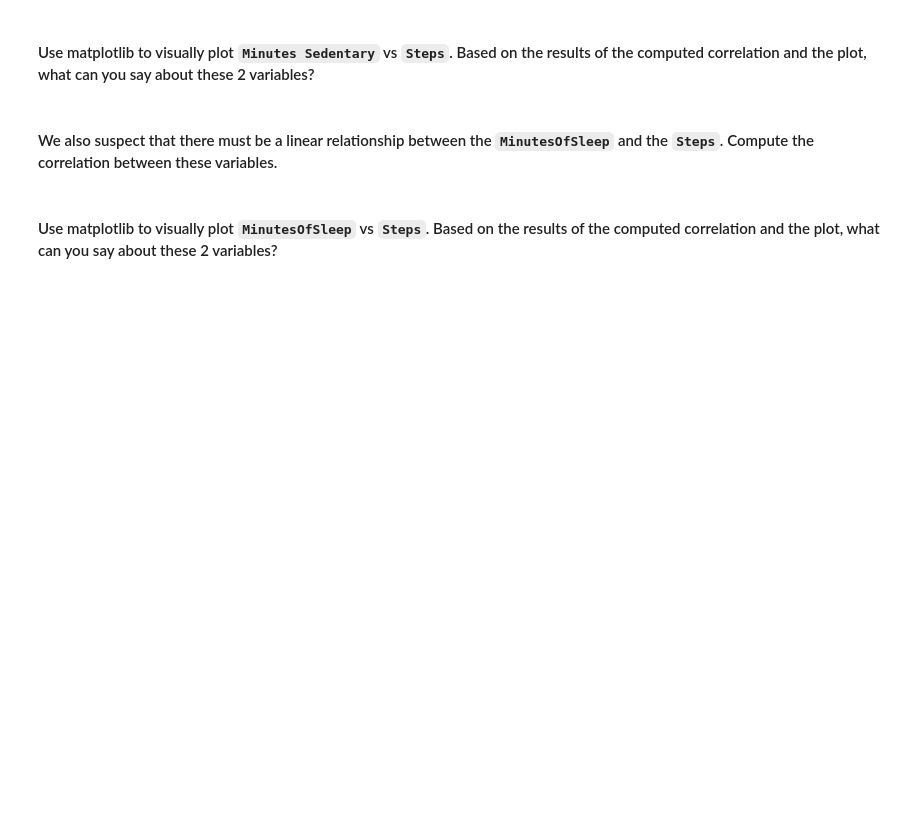
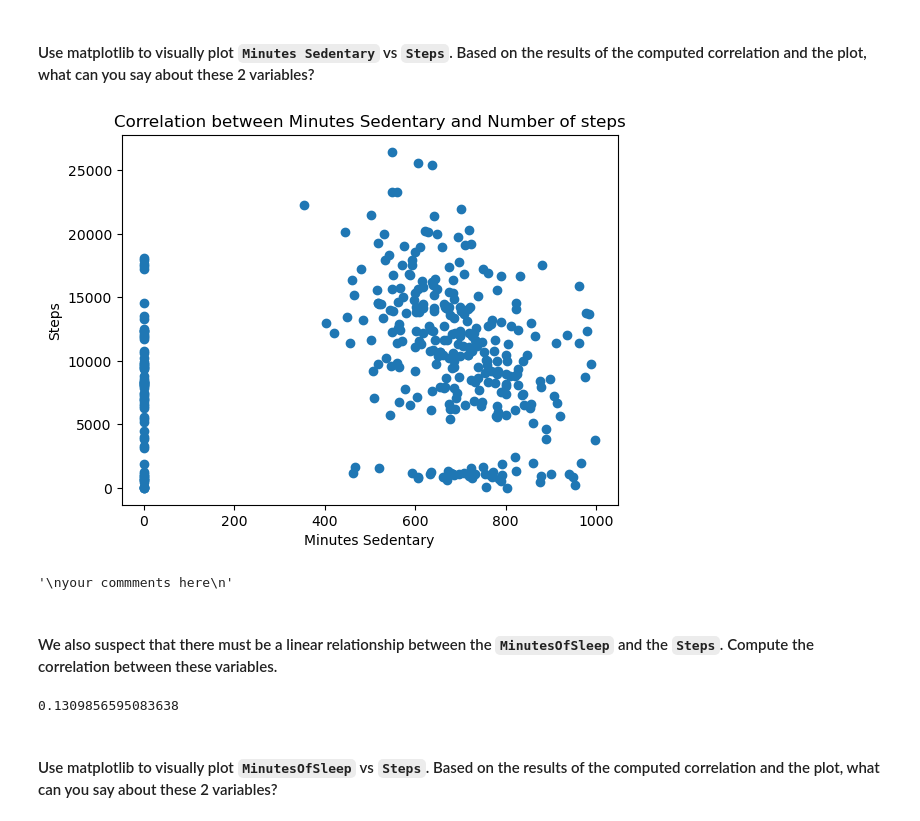
Before and after one commit to matthieubaillard/DAFT_0410, a Jupyter notebook: module_2/Lab_5_ Pivot-Tables-and-Crosstab/pivots.ipynb, the cells around one changed output. Drawn from its saved outputs; the diff is of its cells as text; code cells hidden in the pictures; blank space fills up the shorter version.

```diff
--- a/module_2/Lab_5_ Pivot-Tables-and-Crosstab/pivots.ipynb
+++ b/module_2/Lab_5_ Pivot-Tables-and-Crosstab/pivots.ipynb
@@ -219,2 +278,16 @@ your commments here
+# %%
+plt.scatter(fitbit['Minutes Sedentary'], fitbit['Steps'])
+plt.title('Correlation between Minutes Sedentary and Number of steps')
+plt.xlabel('Minutes Sedentary')
+plt.ylabel('Steps')
+plt.show()
+# %% [output]
+[figure, added]
+# %%
+"""
+There is no significant correlation between Minutes Sedentary and number of steps
+"""
+# %% [output]
+'\nyour commments here\n'
 # %% [markdown]
 #### We also suspect that there must be a linear relationship between the `MinutesOfSleep` and the `Steps`. Compute the correlation between these variables.
@@ -223,2 +294,6 @@ your commments here
+# %%
+fitbit['MinutesOfSleep'].corr(fitbit['Steps'])
+# %% [output]
+0.1309856595083638
 # %% [markdown]
 #### Use matplotlib to visually plot `MinutesOfSleep` vs `Steps`. Based on the results of the computed correlation and the plot, what can you say about these 2 variables?
```
Also changed, not shown: parts of 45 cells of this notebook.
